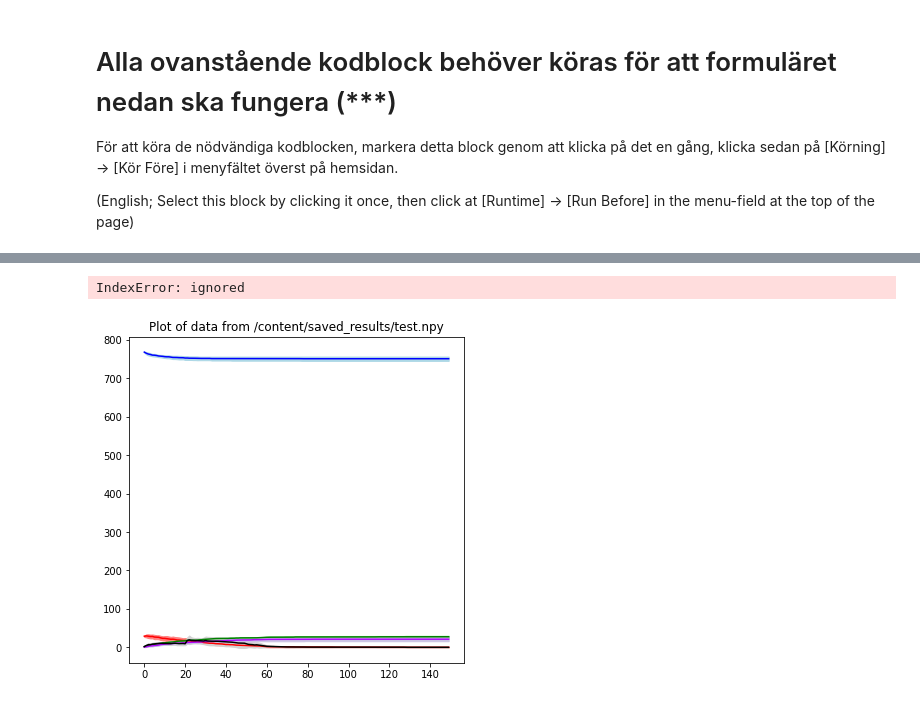
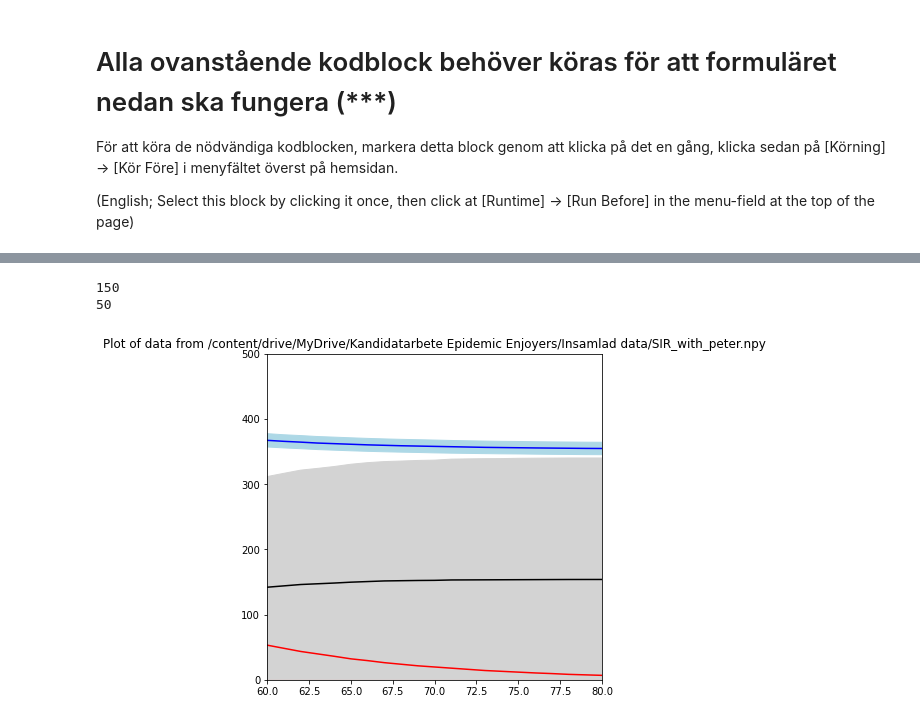
Before and after one commit to BQ-QB/Epidemic-Containment-Strategy-Modell, a Jupyter notebook: SIR_adv.ipynb, the cells around one changed output, grey strips where cells are left out. Drawn from its saved outputs; the diff is of its cells as text; code cells hidden in the pictures.

```diff
--- a/SIR_adv.ipynb
+++ b/SIR_adv.ipynb
@@ -748,81 +820,13 @@ Mounted at /content/drive
-# %%
-#@title #Ny Körning:
-#@markdown Ställ in simuleringsparametrar och kör sedan genom att klicka på knappen till vänster { form-width: "500px", display-mode: "form" }
-
-# order of the parameters in the list sent to run_sir():
-# [number_of_agents, initially_infected, test_capacity, false_tests_prob,
-#  infection_rate, recovery_rate, death_rate, death_rate_old_people, loss_of_immunity_prob,
-#  lockdown_start_time, lockdown_duration, proportion_of_old_people, mutation_start_time,
-#  new_infection_rate, new_recovery_rate, new_death_rate, new_death_rate_old_people,
-#  new_loss_of_immunity_prob, neural_network_activated]
-
-standard_values = [800,30,30,0,0.8,0.03,0.02,0.2,0,0,25,0,0,0,0,0,0,0,True]
-
-#@markdown Standard simulering
-standard_simulation = False #@param {type:"boolean"}
-
-
-
-#@markdown Samhällsparametrar
-number_of_agents = 1500 #@param {type:"slider", min:100, max:100000, step:50}
-initially_infected = 75 #@param {type:"slider", min:5, max:500, step:5}
-
-#@markdown Testparametrar
-test_capacity = 50 #@param {type:"slider", min:5, max:100, step:5}
-false_tests_prob = 0 #@param {type:"slider", min:0, max:1, step:0.02}
-
-#@markdown Sjukdomsparametrar
-infection_rate = 0.8 #@param {type:"slider", min:0, max:1, step:0.02}
-recovery_rate = 0.1 #@param {type:"slider", min:0, max:1, step:0.02}
-death_rate = 0 #@param {type:"slider", min:0, max:1, step:0.02}
-loss_of_immunity_prob = 0 #@param {type:"slider", min:0, max:1, step:0.02}
-
-#@markdown Samhällsnedstängningsparametrar
-lockdown_start_time = 0 #@param {type:"slider", min:0, max:250, step:25}
-lockdown_duration = 25 #@param {type:"slider", min:25, max:200, step:25}
-
-#@markdown Åldersparametrar
-proportion_of_old_people = 0 #@param {type:"slider", min:0, max:1, step:0.02}
-death_rate_old_people = 0 #@param {type:"slider", min:0, max:1, step:0.02}
-
-#@markdown Mutationsparametrar
-mutation_start_time = 0 #@param {type:"slider", min:0, max:250, step:25}
-new_infection_rate = 0 #@param {type:"slider", min:0, max:1, step:0.02}
-new_recovery_rate = 0 #@param {type:"slider", min:0, max:1, step:0.02}
-new_death_rate = 0 #@param {type:"slider", min:0, max:1, step:0.02}
-new_death_rate_old_people = 0 #@param {type:"slider", min:0, max:1, step:0.02}
-new_loss_of_immunity_prob = 0 #@param {type:"slider", min:0, max:1, step:0.02}
-
-#@markdown Neuralt network aktiverat?
-neural_network_activated = False #@param {type:"boolean"}
-
-#@markdown --------------------------------
-#@markdown Medelvärdesinställningar
-
-#@markdown Vad ska datan som sparas ha för namn?
-file_name = "test2" #@param {type:"string"}
-#@markdown Hur många körningar vill du medelvärdesbilda över?
-sample_size = 5 #@param {type:"slider", min:2, max:50, step:1}
-
-
-if standard_simulation:
-    running_values = standard_values
-else:
-    running_values = [number_of_agents, initially_infected, test_capacity, false_tests_prob,
-    infection_rate, recovery_rate, death_rate, death_rate_old_people, loss_of_immunity_prob,
-    lockdown_start_time, lockdown_duration,proportion_of_old_people, mutation_start_time,
-    new_infection_rate, new_recovery_rate, new_death_rate, new_death_rate_old_people,
-    new_loss_of_immunity_prob, neural_network_activated]
-
-create_averages(running_values, file_name, sample_size)
-# %% [output]
-IndexError: ignored
 # %%
 #@title Hämta figurer från tidigare simulering {form-width: "300px"}
 
-file_name_to_load = "/content/saved_results/test.npy" #@param {type:"string"}
+
+
+file_name_to_load = "/content/drive/MyDrive/Kandidatarbete Epidemic Enjoyers/Insamlad data/SIR_with_peter.npy" #@param {type:"string"}
 fig_from_load(file_name_to_load, False)
 #file_name_to_load = "/content/drive/MyDrive/Kandidatarbete Epidemic Enjoyers/Insamlad data/SIR_free_evol.npy" #@param {type:"string"}
 #fig_from_load(file_name_to_load, False)
 # %% [output]
+150
+50
-[figure, old version]
+[figure, new version]
```
Also changed, not shown: parts of 9 cells of this notebook.
